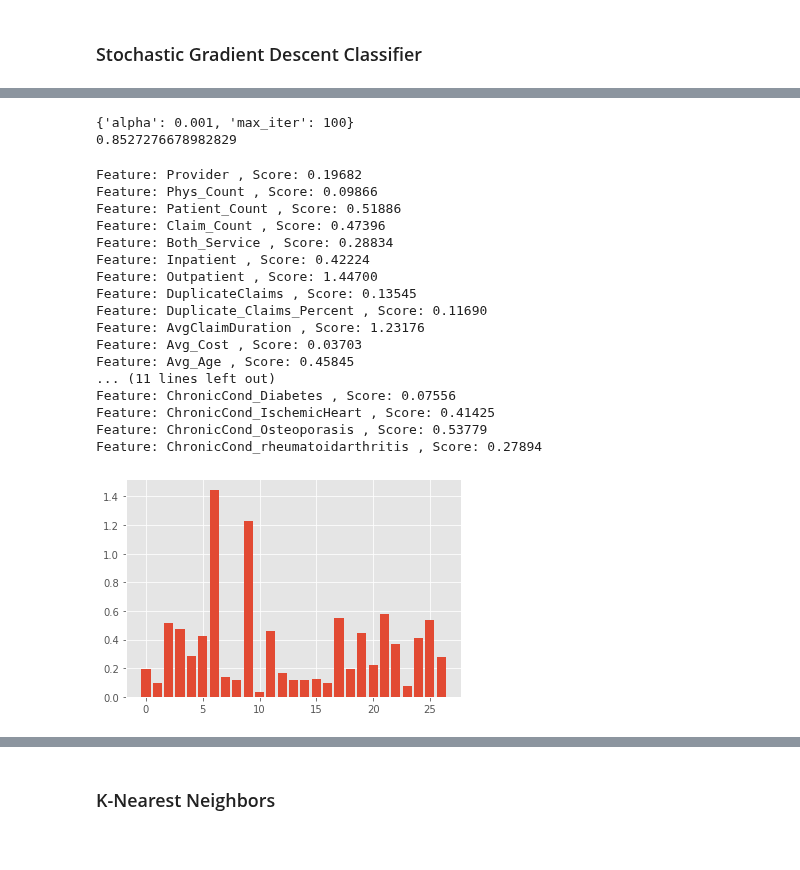
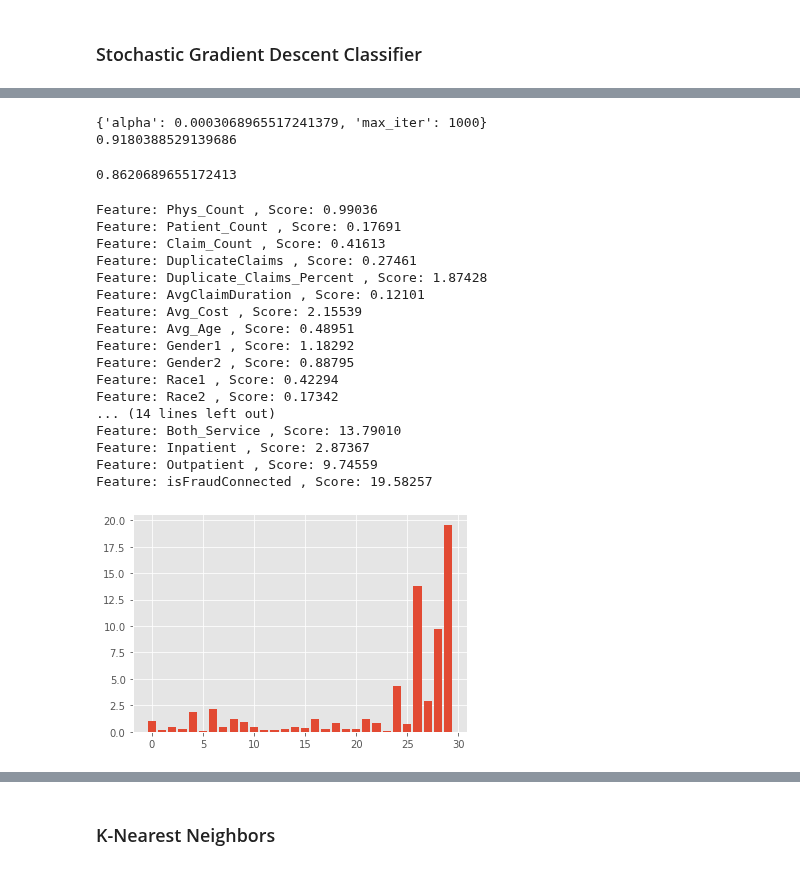
Before and after one commit to cosmochoi/healthcare_fraud, a Jupyter notebook: ML_Models.ipynb, the cells around one changed output, grey strips where cells are left out. Drawn from its saved outputs; the diff is of its cells as text; code cells hidden in the pictures.

```diff
--- a/ML_Models.ipynb
+++ b/ML_Models.ipynb
@@ -40,7 +76,0 @@ X_train, X_test, y_train, y_test = train_test_split(X, y, test_size=0.2, random_
-# %%
-#create seperate dataset with dummy variables to add back after scaling
-non_num = X_train[['Both_Service', 'Inpatient', 'Outpatient', 'Gender1', 'Race1', 'Race2', 'Race3', 'Race5']]
-
-#drop dummy variables
-X_train = X_train.drop(['Both_Service', 'Inpatient', 'Outpatient', 'Gender1', 'Race1', 'Race2', 'Race3',\
-                               'Race5'], axis =1)
@@ -81,7 +82,9 @@ import matplotlib.pyplot as plt
 import sklearn.model_selection as ms
 plt.style.use('ggplot')
 # %%
-logistic = LogisticRegression(C=1e4, solver = 'liblinear')
+logistic = LogisticRegression(C=0.237, solver = 'liblinear',penalty='l2')
 logistic.fit(X_train, y_train)
 logistic.score(X_test, y_test)
+recall_score(y_test,logistic.predict(X_test))
+#confusion_matrix(y_test,logistic.predict(X_test))
 # %% [output]
@@ -89,7 +92,7 @@ logistic.score(X_test, y_test)
 # %%
 grid_para_logit = {
-    'C': [0.001, 0.01, 0.1, 1, 10, 100, 1000, 10000]
+    'C': np.linspace(0,1.5,20)
 }
-grid_search_logit = ms.GridSearchCV(logistic, grid_para_logit, cv=5, n_jobs=-1)
+grid_search_logit = ms.GridSearchCV(logistic, grid_para_logit, cv=5, scoring='recall', n_jobs=-1)
 %time grid_search_logit.fit(X_train, y_train)
 # %% [output]
@@ -173,8 +203,8 @@ from sklearn.linear_model import SGDClassifier
 sgd = SGDClassifier(loss='log', max_iter=1e4, l1_ratio=0, alpha=1e-4, shuffle=False)
 grid_para_sgd = {
     'max_iter': [0.001, 0.01, 0.1, 1, 10, 100, 1000, 10000],
-    'alpha': np.linspace(1e-3,200,30)
+    'alpha': np.linspace(5e-4,1e-4,30)
 }
-grid_search_sgd = ms.GridSearchCV(sgd, grid_para_sgd, cv=5, n_jobs=-1)
+grid_search_sgd = ms.GridSearchCV(sgd, grid_para_sgd, cv=5, scoring='recall', n_jobs=-1)
 %time grid_search_sgd.fit(X_train, y_train)
 # %% [output]
@@ -204,34 +227,40 @@ GridSearchCV(cv=5, error_score=nan,
 print(grid_search_sgd.best_params_)
 print(grid_search_sgd.best_score_)
 sgd_final = grid_search_sgd.best_estimator_
+sgd.set_params(max_iter=1000,alpha=3.5e-4)
+sgd.fit(X_train,y_train)
+sgd.score(X_test,y_test)
+recall_score(y_test,sgd.predict(X_test))
 # %% [output]
-{'alpha': 0.001, 'max_iter': 100}
-0.8527276678982829
+{'alpha': 0.0003068965517241379, 'max_iter': 1000}
+0.9180388529139686
+0.8620689655172413
 # %%
 importance = sgd_final.coef_[0]
 # summarize feature importance
 for i,v in enumerate(importance):
-	print('Feature:', features.columns[i],', Score: %.5f' % (np.abs(v)))
+	print('Feature:', X_scaled.columns[i],', Score: %.5f' % (np.abs(v)))
+pd.Series(np.abs(importance), index=X_scaled.columns).sort_values(ascending=False)
 # plot feature importance
 
 plt.bar([x for x in range(len(importance))], np.abs(importance))
 plt.show()
 # %% [output]
-Feature: Provider , Score: 0.19682
-Feature: Phys_Count , Score: 0.09866
-Feature: Patient_Count , Score: 0.51886
-Feature: Claim_Count , Score: 0.47396
-Feature: Both_Service , Score: 0.28834
-Feature: Inpatient , Score: 0.42224
-Feature: Outpatient , Score: 1.44700
-Feature: DuplicateClaims , Score: 0.13545
-Feature: Duplicate_Claims_Percent , Score: 0.11690
-Feature: AvgClaimDuration , Score: 1.23176
-Feature: Avg_Cost , Score: 0.03703
-Feature: Avg_Age , Score: 0.45845
-... (11 lines left out)
-Feature: ChronicCond_Diabetes , Score: 0.07556
-Feature: ChronicCond_IschemicHeart , Score: 0.41425
-Feature: ChronicCond_Osteoporasis , Score: 0.53779
-Feature: ChronicCond_rheumatoidarthritis , Score: 0.27894
+Feature: Phys_Count , Score: 0.99036
+Feature: Patient_Count , Score: 0.17691
+Feature: Claim_Count , Score: 0.41613
+Feature: DuplicateClaims , Score: 0.27461
+Feature: Duplicate_Claims_Percent , Score: 1.87428
+Feature: AvgClaimDuration , Score: 0.12101
+Feature: Avg_Cost , Score: 2.15539
+Feature: Avg_Age , Score: 0.48951
+Feature: Gender1 , Score: 1.18292
+Feature: Gender2 , Score: 0.88795
+Feature: Race1 , Score: 0.42294
+Feature: Race2 , Score: 0.17342
+... (14 lines left out)
+Feature: Both_Service , Score: 13.79010
+Feature: Inpatient , Score: 2.87367
+Feature: Outpatient , Score: 9.74559
+Feature: isFraudConnected , Score: 19.58257
-[figure, old version]
+[figure, new version]
```
Also changed, not shown: parts of 31 cells of this notebook.
